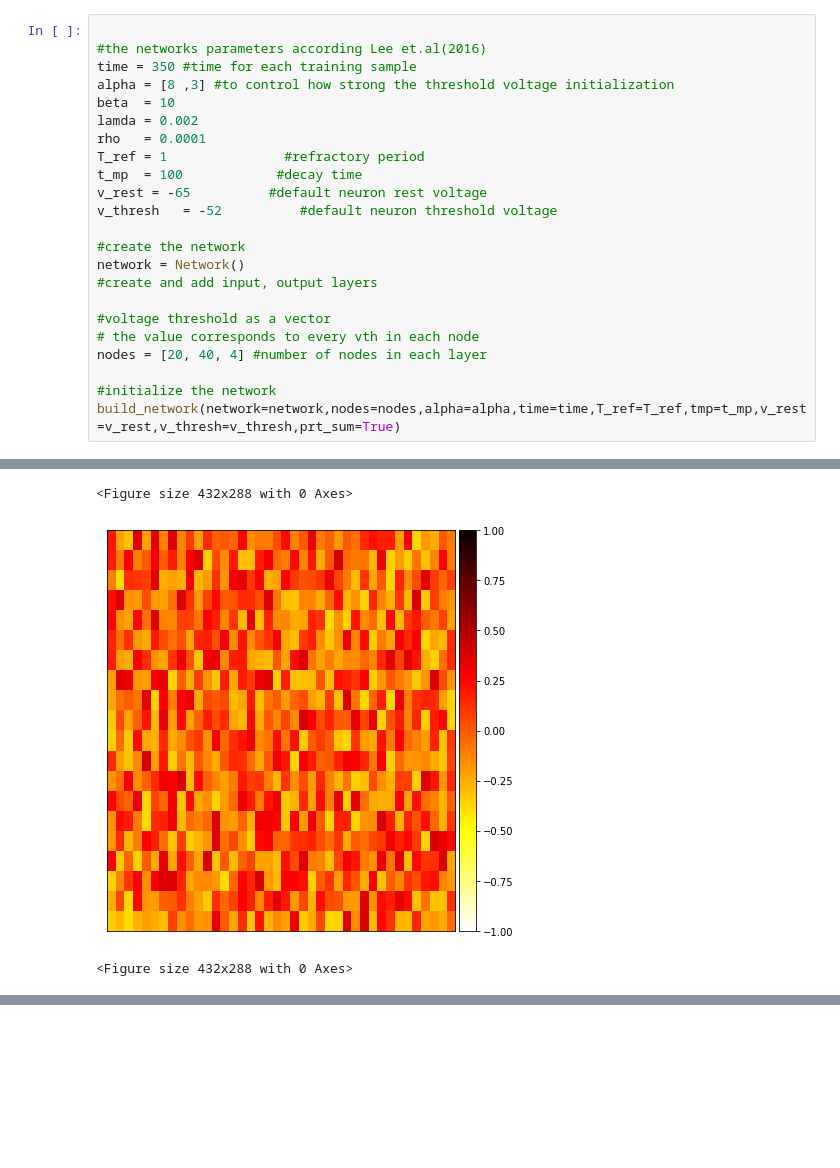
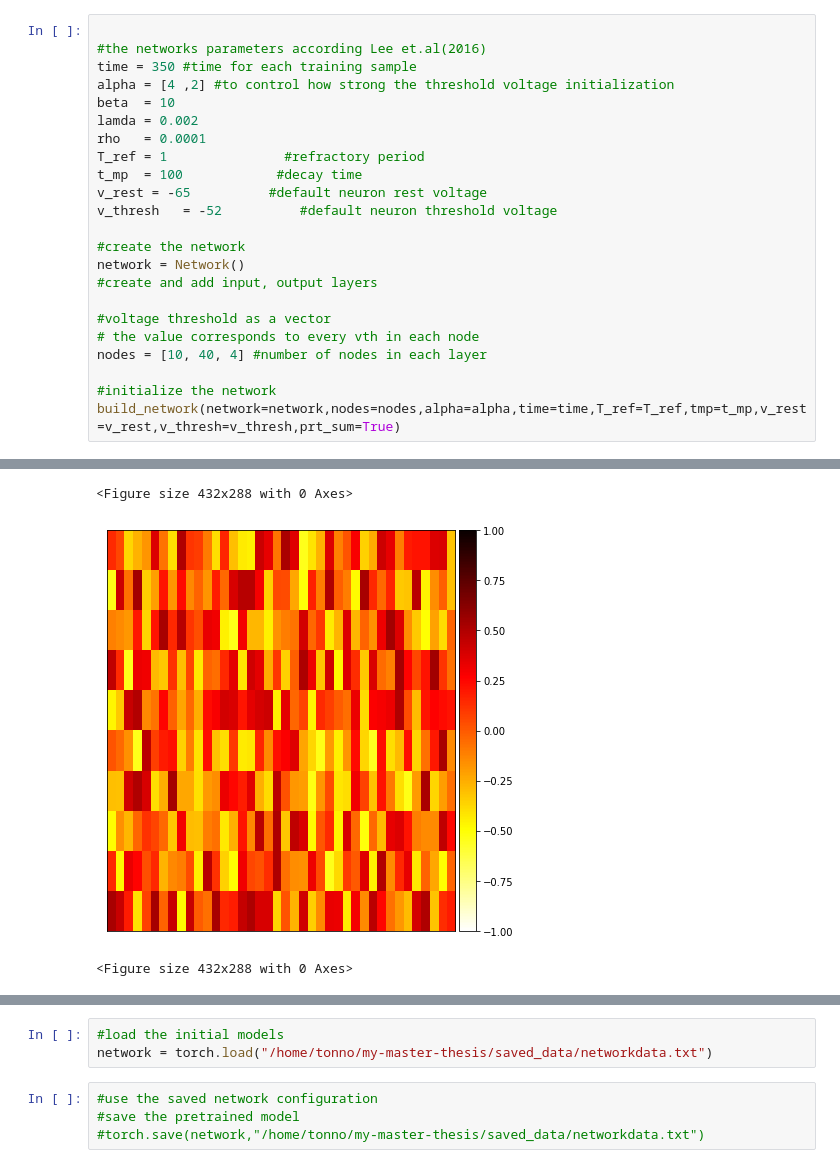
Before and after one commit to aravsi77/spiking_neural_network_thesis, a Jupyter notebook: test_bindsnet_simulation.ipynb, the cells around one changed output, grey strips where cells are left out. Cells and saved outputs as stored; diff of their text form; blank space fills up the shorter version.

```diff
--- a/test_bindsnet_simulation.ipynb
+++ b/test_bindsnet_simulation.ipynb
@@ -335,7 +525,7 @@ def generate_input(spike_rate,nodes,time,batch,prt_input=True):
 
 #the networks parameters according Lee et.al(2016)
 time = 350 #time for each training sample
-alpha = [8 ,3] #to control how strong the threshold voltage initialization
+alpha = [4 ,2] #to control how strong the threshold voltage initialization
 beta  = 10
 lamda = 0.002
 rho   = 0.0001
@@ -350,7 +540,7 @@ network = Network()
 
 #voltage threshold as a vector
 # the value corresponds to every vth in each node
-nodes = [20, 40, 4] #number of nodes in each layer
+nodes = [10, 40, 4] #number of nodes in each layer
 
 #initialize the network
 build_network(network=network,nodes=nodes,alpha=alpha,time=time,T_ref=T_ref,tmp=t_mp,v_rest=v_rest,v_thresh=v_thresh,prt_sum=True)
@@ -375,3 +565,3 @@ build_network(network=network,nodes=nodes,alpha=alpha,time=time,T_ref=T_ref,tmp=
 <Figure size 432x288 with 0 Axes>
-[figure, old version]
+[figure, new version]
 <Figure size 432x288 with 0 Axes>
@@ -379,3 +569,10 @@ build_network(network=network,nodes=nodes,alpha=alpha,time=time,T_ref=T_ref,tmp=
+# %%
+#load the initial models
+network = torch.load("/home/tonno/my-master-thesis/saved_data/networkdata.txt")
+# %%
+#use the saved network configuration
+#save the pretrained model
+#torch.save(network,"/home/tonno/my-master-thesis/saved_data/networkdata.txt")
 # %%
 #create input spike data, where each spike is distributed according poisson distribution
 
```
Also changed, not shown: parts of 16 cells of this notebook.
